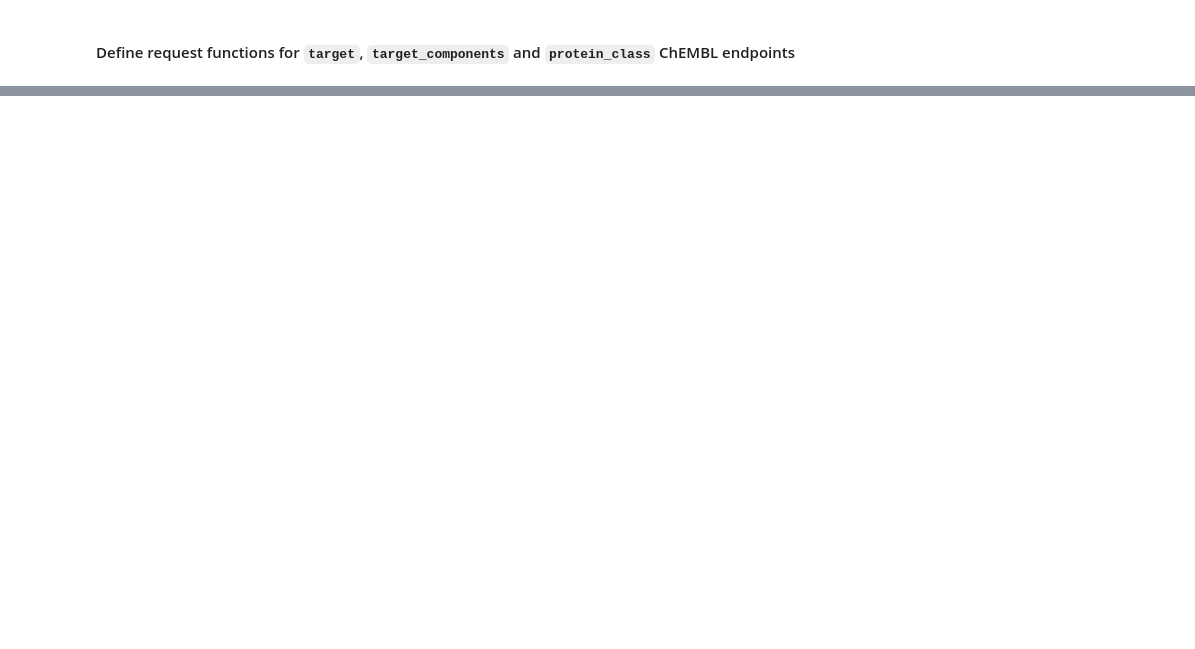
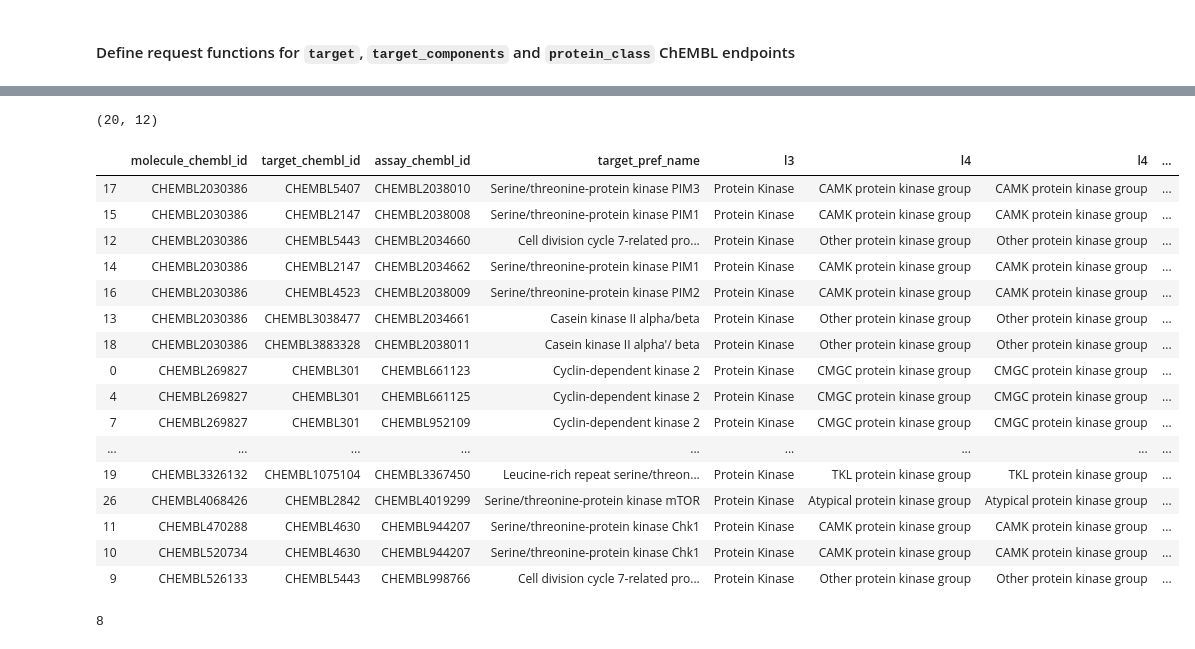
Before and after one commit to volkamerlab/KinaseFocusedFragmentLibrary, a Jupyter notebook: kinase_focused_fragment_library/analysis/ligand_analysis/chembl_molecule_details.ipynb, the cells around one changed output, grey strips where cells are left out. Drawn from its saved outputs; the diff is of its cells as text; code cells hidden in the pictures; blank space fills up the shorter version.

```diff
--- a/kinase_focused_fragment_library/analysis/ligand_analysis/chembl_molecule_details.ipynb
+++ b/kinase_focused_fragment_library/analysis/ligand_analysis/chembl_molecule_details.ipynb
@@ -401,0 +593,30 @@ protein_target_classifications
+# %%
+molecules_selected = molecules_selected[molecules_selected.l2 == 'Kinase'].copy()
+molecules_selected.drop(['l2'], axis=1, inplace=True)
+molecules_selected.shape
+# %% [output]
+(20, 12)
+# %%
+molecules_selected.sort_values(by=['molecule_chembl_id', 'value'])
+# %% [output]
+|  | molecule_chembl_id | target_chembl_id | assay_chembl_id | target_pref_name | l3 | l4 | l4 | ... |
+| 17 | CHEMBL2030386 | CHEMBL5407 | CHEMBL2038010 | Serine/threonine-protein kinase PIM3 | Protein Kinase | CAMK protein kinase group | CAMK protein kinase group | ... |
+| 15 | CHEMBL2030386 | CHEMBL2147 | CHEMBL2038008 | Serine/threonine-protein kinase PIM1 | Protein Kinase | CAMK protein kinase group | CAMK protein kinase group | ... |
+| 12 | CHEMBL2030386 | CHEMBL5443 | CHEMBL2034660 | Cell division cycle 7-related pro... | Protein Kinase | Other protein kinase group | Other protein kinase group | ... |
+| 14 | CHEMBL2030386 | CHEMBL2147 | CHEMBL2034662 | Serine/threonine-protein kinase PIM1 | Protein Kinase | CAMK protein kinase group | CAMK protein kinase group | ... |
+| 16 | CHEMBL2030386 | CHEMBL4523 | CHEMBL2038009 | Serine/threonine-protein kinase PIM2 | Protein Kinase | CAMK protein kinase group | CAMK protein kinase group | ... |
+| 13 | CHEMBL2030386 | CHEMBL3038477 | CHEMBL2034661 | Casein kinase II alpha/beta | Protein Kinase | Other protein kinase group | Other protein kinase group | ... |
+| 18 | CHEMBL2030386 | CHEMBL3883328 | CHEMBL2038011 | Casein kinase II alpha'/ beta | Protein Kinase | Other protein kinase group | Other protein kinase group | ... |
+| 0 | CHEMBL269827 | CHEMBL301 | CHEMBL661123 | Cyclin-dependent kinase 2 | Protein Kinase | CMGC protein kinase group | CMGC protein kinase group | ... |
+| 4 | CHEMBL269827 | CHEMBL301 | CHEMBL661125 | Cyclin-dependent kinase 2 | Protein Kinase | CMGC protein kinase group | CMGC protein kinase group | ... |
+| 7 | CHEMBL269827 | CHEMBL301 | CHEMBL952109 | Cyclin-dependent kinase 2 | Protein Kinase | CMGC protein kinase group | CMGC protein kinase group | ... |
+| ... | ... | ... | ... | ... | ... | ... | ... | ... |
+| 19 | CHEMBL3326132 | CHEMBL1075104 | CHEMBL3367450 | Leucine-rich repeat serine/threon... | Protein Kinase | TKL protein kinase group | TKL protein kinase group | ... |
+| 26 | CHEMBL4068426 | CHEMBL2842 | CHEMBL4019299 | Serine/threonine-protein kinase mTOR | Protein Kinase | Atypical protein kinase group | Atypical protein kinase group | ... |
+| 11 | CHEMBL470288 | CHEMBL4630 | CHEMBL944207 | Serine/threonine-protein kinase Chk1 | Protein Kinase | CAMK protein kinase group | CAMK protein kinase group | ... |
+| 10 | CHEMBL520734 | CHEMBL4630 | CHEMBL944207 | Serine/threonine-protein kinase Chk1 | Protein Kinase | CAMK protein kinase group | CAMK protein kinase group | ... |
+| 9 | CHEMBL526133 | CHEMBL5443 | CHEMBL998766 | Cell division cycle 7-related pro... | Protein Kinase | Other protein kinase group | Other protein kinase group | ... |
+# %%
+len(molecules_selected.molecule_chembl_id.unique())
+# %% [output]
+8
```
Also changed, not shown: parts of 41 cells of this notebook.
